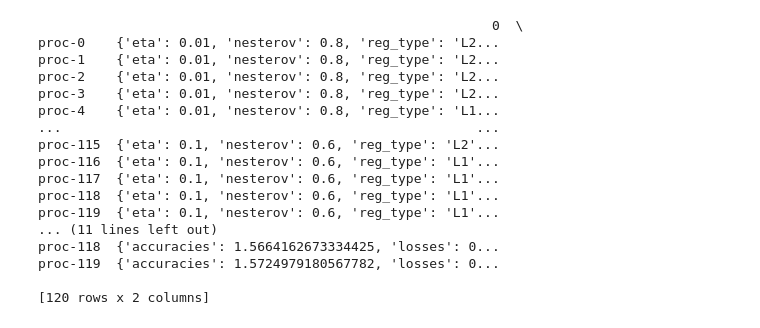
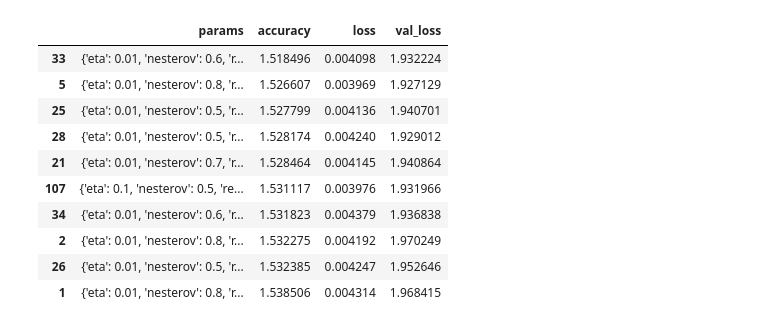
Before and after one commit to vornao/neural-network-from-scratch, a Jupyter notebook: notebooks/cup_result.ipynb, the cells around one changed output. Saved outputs shown, nothing was run; the diff lists cells and outputs as text; code cells hidden in the pictures.

```diff
--- a/notebooks/cup_result.ipynb
+++ b/notebooks/cup_result.ipynb
@@ -120,27 +120,27 @@ gs_results = {'proc-0': ({'eta': 0.01, 'nesterov': 0.8, 'reg_type':'L2', 'reg_va
                     'proc-116': ({'eta': 0.1, 'nesterov': 0.6, 'reg_type': 'L1', 'reg_val': 1e-07}, {'accuracies': 1.600927314226232, 'losses': 0.004231911714489966, 'val_losses': 2.0156193615701383}),
                     'proc-117': ({'eta': 0.1, 'nesterov': 0.6, 'reg_type': 'L1', 'reg_val': 1e-08}, {'accuracies': 1.570318081124426, 'losses': 0.004096176751014487, 'val_losses': 2.0101293814720647}),
                     'proc-118': ({'eta': 0.1, 'nesterov': 0.6, 'reg_type': 'L1', 'reg_val': 1e-06}, {'accuracies': 1.5664162673334425, 'losses': 0.004160689858149087, 'val_losses': 1.9993350625194581}),
-                     'proc-119': ({'eta': 0.1, 'nesterov': 0.6, 'reg_type': 'L1', 'reg_val': 1e-05}, {'accuracies': 1.5724979180567782, 'losses': 0.004708702546351884, 'val_losses': 2.020108798333558})}
-
-# Create a dataframe from the dictionary
-df = pd.DataFrame.from_dict(gs_results, orient='index')
-
-print(df)
+                    'proc-119': ({'eta': 0.1, 'nesterov': 0.6, 'reg_type': 'L1', 'reg_val': 1e-05}, {'accuracies': 1.5724979180567782, 'losses': 0.004708702546351884, 'val_losses': 2.020108798333558})}
-# %% [output]
-                                                          0  \
-proc-0    {'eta': 0.01, 'nesterov': 0.8, 'reg_type': 'L2...
-proc-1    {'eta': 0.01, 'nesterov': 0.8, 'reg_type': 'L2...
-proc-2    {'eta': 0.01, 'nesterov': 0.8, 'reg_type': 'L2...
-proc-3    {'eta': 0.01, 'nesterov': 0.8, 'reg_type': 'L2...
-proc-4    {'eta': 0.01, 'nesterov': 0.8, 'reg_type': 'L1...
-...                                                     ...
-proc-115  {'eta': 0.1, 'nesterov': 0.6, 'reg_type': 'L2'...
-proc-116  {'eta': 0.1, 'nesterov': 0.6, 'reg_type': 'L1'...
-proc-117  {'eta': 0.1, 'nesterov': 0.6, 'reg_type': 'L1'...
-proc-118  {'eta': 0.1, 'nesterov': 0.6, 'reg_type': 'L1'...
-proc-119  {'eta': 0.1, 'nesterov': 0.6, 'reg_type': 'L1'...
-... (11 lines left out)
-proc-118  {'accuracies': 1.5664162673334425, 'losses': 0...
-proc-119  {'accuracies': 1.5724979180567782, 'losses': 0...
-
-[120 rows x 2 columns]
+# %%
+results = [val for val in gs_results.values()]
+
+# create dataframe with params column as list[k][0], then results column divided by accuracies, losses, val_losses
+
+df = pd.DataFrame({}, columns=['params', 'accuracy', 'loss', 'val_loss'])
+df['params'] = [k[0] for k in results]
+df['accuracy'] = [k[1]['accuracies'] for k in results]
+df['loss'] = [k[1]['losses'] for k in results]
+df['val_loss'] = [k[1]['val_losses'] for k in results]
+df.sort_values(by='accuracy', ascending=True).head(10)
+# %% [output]
+|  | params | accuracy | loss | val_loss |
+| 33 | {'eta': 0.01, 'nesterov': 0.6, 'r... | 1.518496 | 0.004098 | 1.932224 |
+| 5 | {'eta': 0.01, 'nesterov': 0.8, 'r... | 1.526607 | 0.003969 | 1.927129 |
+| 25 | {'eta': 0.01, 'nesterov': 0.5, 'r... | 1.527799 | 0.004136 | 1.940701 |
+| 28 | {'eta': 0.01, 'nesterov': 0.5, 'r... | 1.528174 | 0.004240 | 1.929012 |
+| 21 | {'eta': 0.01, 'nesterov': 0.7, 'r... | 1.528464 | 0.004145 | 1.940864 |
+| 107 | {'eta': 0.1, 'nesterov': 0.5, 're... | 1.531117 | 0.003976 | 1.931966 |
+| 34 | {'eta': 0.01, 'nesterov': 0.6, 'r... | 1.531823 | 0.004379 | 1.936838 |
+| 2 | {'eta': 0.01, 'nesterov': 0.8, 'r... | 1.532275 | 0.004192 | 1.970249 |
+| 26 | {'eta': 0.01, 'nesterov': 0.5, 'r... | 1.532385 | 0.004247 | 1.952646 |
+| 1 | {'eta': 0.01, 'nesterov': 0.8, 'r... | 1.538506 | 0.004314 | 1.968415 |
```
Also changed, not shown: parts of 4 cells of this notebook, 4 other files.
